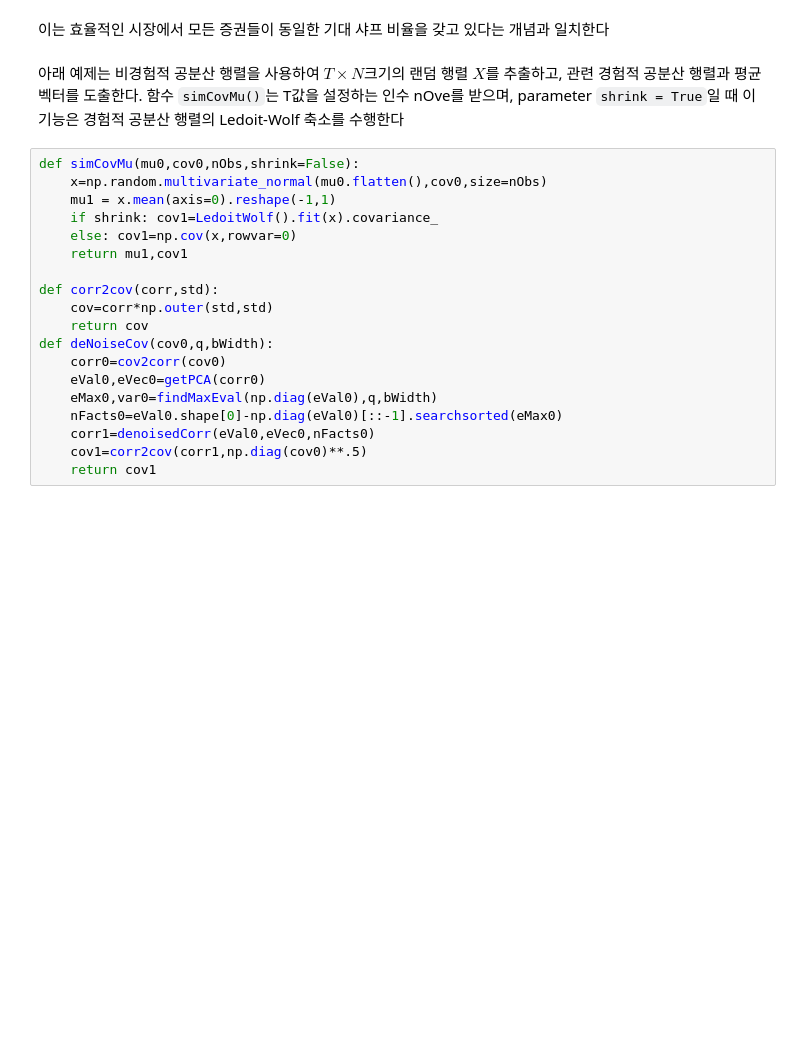
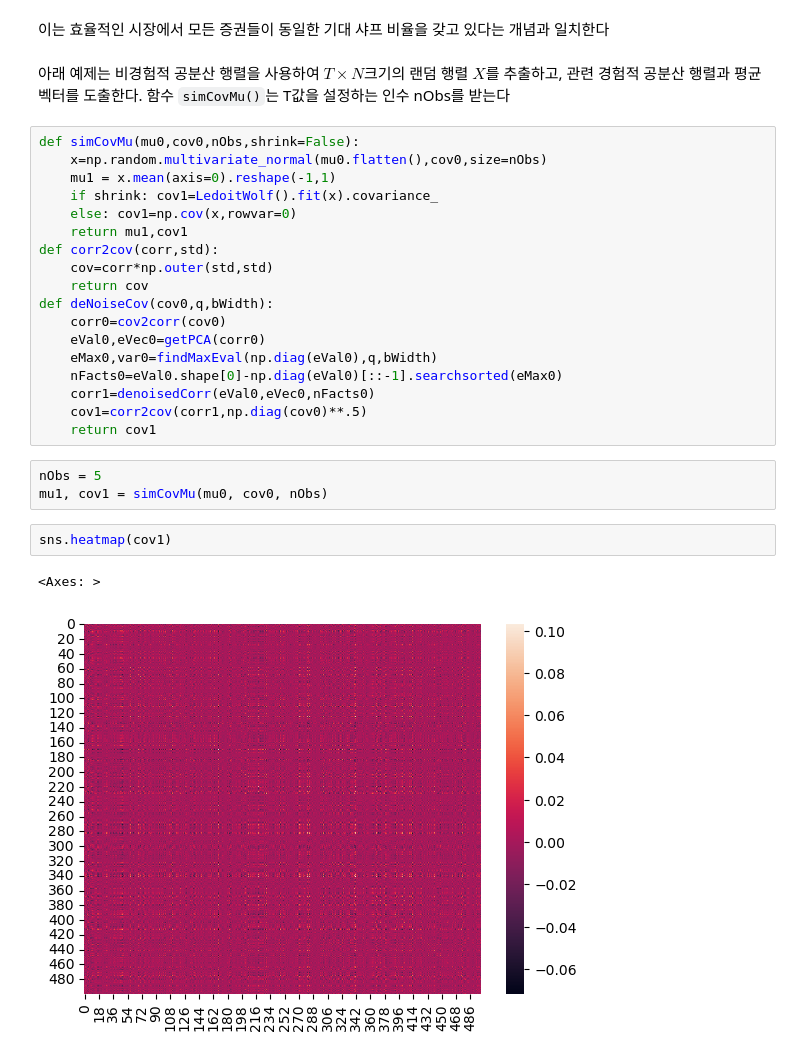
Before and after one commit to Tommylee1013/MachineLearning-for-AssetManagers, a Jupyter notebook: Chapter 2/02Denoising and Detoning.ipynb, the cells around one changed output. Cells and saved outputs as stored; diff of their text form; blank space fills up the shorter version.

```diff
--- a/Chapter 2/02Denoising and Detoning.ipynb
+++ b/Chapter 2/02Denoising and Detoning.ipynb
@@ -220,7 +220,7 @@ sns.heatmap(cov0)
 # %% [markdown]
 이는 효율적인 시장에서 모든 증권들이 동일한 기대 샤프 비율을 갖고 있다는 개념과 일치한다
 # %% [markdown]
-아래 예제는 비경험적 공분산 행렬을 사용하여 $T \times N$크기의 랜덤 행렬 $X$를 추출하고, 관련 경험적 공분산 행렬과 평균 벡터를 도출한다. 함수 `simCovMu()`는 T값을 설정하는 인수 nOve를 받으며, parameter `shrink = True`일 때 이 기능은 경험적 공분산 행렬의 Ledoit-Wolf 축소를 수행한다
+아래 예제는 비경험적 공분산 행렬을 사용하여 $T \times N$크기의 랜덤 행렬 $X$를 추출하고, 관련 경험적 공분산 행렬과 평균 벡터를 도출한다. 함수 `simCovMu()`는 T값을 설정하는 인수 nObs를 받는다
 # %%
 def simCovMu(mu0,cov0,nObs,shrink=False):
     x=np.random.multivariate_normal(mu0.flatten(),cov0,size=nObs)
@@ -228,7 +228,6 @@ def simCovMu(mu0,cov0,nObs,shrink=False):
     if shrink: cov1=LedoitWolf().fit(x).covariance_
     else: cov1=np.cov(x,rowvar=0)
     return mu1,cov1
-
 def corr2cov(corr,std):
     cov=corr*np.outer(std,std)
     return cov
@@ -240,3 +239,11 @@ def deNoiseCov(cov0,q,bWidth):
     corr1=denoisedCorr(eVal0,eVec0,nFacts0)
     cov1=corr2cov(corr1,np.diag(cov0)**.5)
     return cov1
+# %%
+nObs = 5
+mu1, cov1 = simCovMu(mu0, cov0, nObs)
+# %%
+sns.heatmap(cov1)
+# %% [output]
+<Axes: >
+[figure, added]
```
Also changed, not shown: parts of 4 cells of this notebook, 1 other file.
